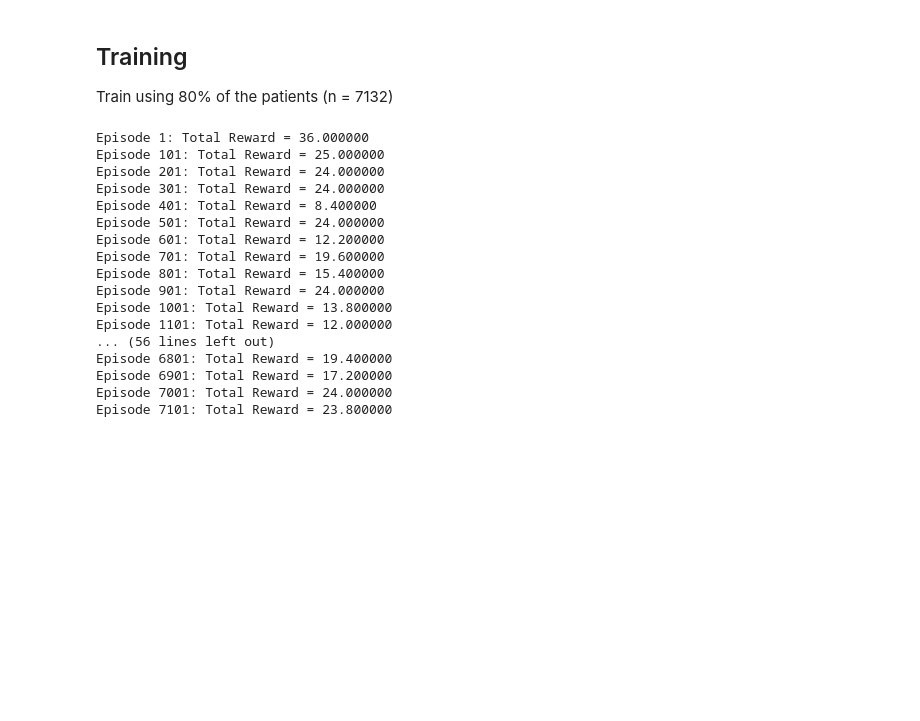
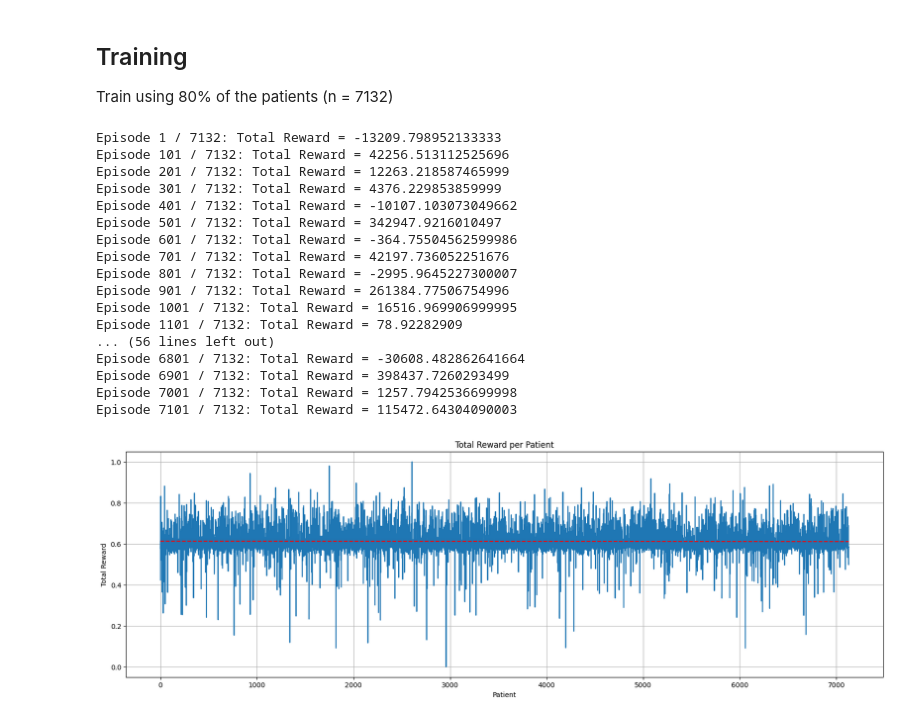
Before and after one commit to e-mny/MLDA_DocDiagx, a Jupyter notebook: MLDA_BabyBoss.ipynb, the cells around one changed output. Cells and saved outputs as stored; diff of their text form; code cells hidden in the pictures; blank space fills up the shorter version.

```diff
--- a/MLDA_BabyBoss.ipynb
+++ b/MLDA_BabyBoss.ipynb
@@ -560,6 +579,6 @@ class Environment:
 # %%
 class QLearningAgent:
-    def __init__(self, state_space, action_space, learning_rate=0.1, discount_factor=0.9, epsilon=0.01):
+    def __init__(self, state_space, action_space, learning_rate=0.1, discount_factor=0.9, epsilon=0.1):
         self.state_space = state_space
         self.action_space = action_space
         self.learning_rate = learning_rate
@@ -594,6 +638,7 @@ agent = QLearningAgent(env.state_space, env.action_space)
 # %%
 # Train agent
 total_rewards = []
+cumulative_rewards = []
 
 num_train_episodes = len(train_data) // episode_length
 # num_train_episodes = 500
@@ -611,23 +656,59 @@ for episode in range(num_train_episodes):
         state = next_state
         total_reward += reward
     total_rewards.append(total_reward)
+    cumulative_rewards.append(sum(total_rewards))
     if episode % 100 == 0:
-        print(f"Episode {episode + 1}: Total Reward = {total_reward:4f}")
+        print(f"Episode {episode + 1} / {num_train_episodes}: Total Reward = {np.max(total_reward)}")
 # %% [output]
-Episode 1: Total Reward = 36.000000
-Episode 101: Total Reward = 25.000000
-Episode 201: Total Reward = 24.000000
-Episode 301: Total Reward = 24.000000
-Episode 401: Total Reward = 8.400000
-Episode 501: Total Reward = 24.000000
-Episode 601: Total Reward = 12.200000
-Episode 701: Total Reward = 19.600000
-Episode 801: Total Reward = 15.400000
-Episode 901: Total Reward = 24.000000
-Episode 1001: Total Reward = 13.800000
-Episode 1101: Total Reward = 12.000000
+Episode 1 / 7132: Total Reward = -13209.798952133333
+Episode 101 / 7132: Total Reward = 42256.513112525696
+Episode 201 / 7132: Total Reward = 12263.218587465999
+Episode 301 / 7132: Total Reward = 4376.229853859999
+Episode 401 / 7132: Total Reward = -10107.103073049662
+Episode 501 / 7132: Total Reward = 342947.9216010497
+Episode 601 / 7132: Total Reward = -364.75504562599986
+Episode 701 / 7132: Total Reward = 42197.736052251676
+Episode 801 / 7132: Total Reward = -2995.9645227300007
+Episode 901 / 7132: Total Reward = 261384.77506754996
+Episode 1001 / 7132: Total Reward = 16516.969906999995
+Episode 1101 / 7132: Total Reward = 78.92282909
 ... (56 lines left out)
-Episode 6801: Total Reward = 19.400000
-Episode 6901: Total Reward = 17.200000
-Episode 7001: Total Reward = 24.000000
-Episode 7101: Total Reward = 23.800000
+Episode 6801 / 7132: Total Reward = -30608.482862641664
+Episode 6901 / 7132: Total Reward = 398437.7260293499
+Episode 7001 / 7132: Total Reward = 1257.7942536699998
+Episode 7101 / 7132: Total Reward = 115472.64304090003
+# %%
+# Plot total rewards
+plt.figure(figsize = (20, 6))
+# Generate x values (Patient numbers)
+x = np.arange(len(total_rewards))
+
+min_reward = np.min(total_rewards)
+max_reward = np.max(total_rewards)
+normalized_rewards = (total_rewards - min_reward) / (max_reward - min_reward)
+
+
+# Plot the data points
+plt.plot(x, normalized_rewards, label='Total Reward')
+
+# Fit a polynomial of degree 1 (linear regression) to the data
+coefficients = np.polyfit(x, normalized_rewards, 1)
+trend_line = np.poly1d(coefficients)
+plt.plot(x, trend_line(x), color='red', linestyle='--', label='Trend Line')
+# plt.plot(total_rewards)
+plt.xlabel('Patient')
+plt.ylabel('Total Reward')
+plt.title('Total Reward per Patient')
+plt.grid(True)
+plt.show()
+
+# Plot cumulative rewards
+# plt.figure(figsize=(20, 6))
+# plt.plot(cumulative_rewards, color='orange')
+# plt.xlabel('Patient')
+# plt.ylabel('Cumulative Reward')
+# plt.title('Cumulative Reward per Patient')
+# plt.grid(True)
+# plt.show()
+# %% [output]
+[figure, added]
```
Also changed, not shown: parts of 27 cells of this notebook.
